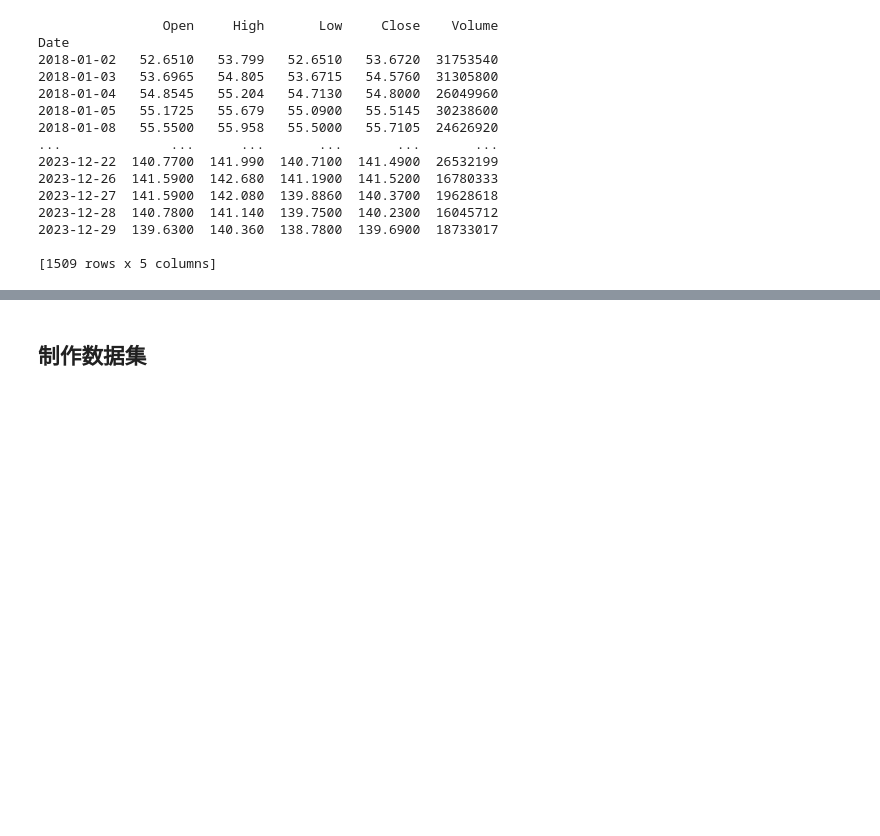
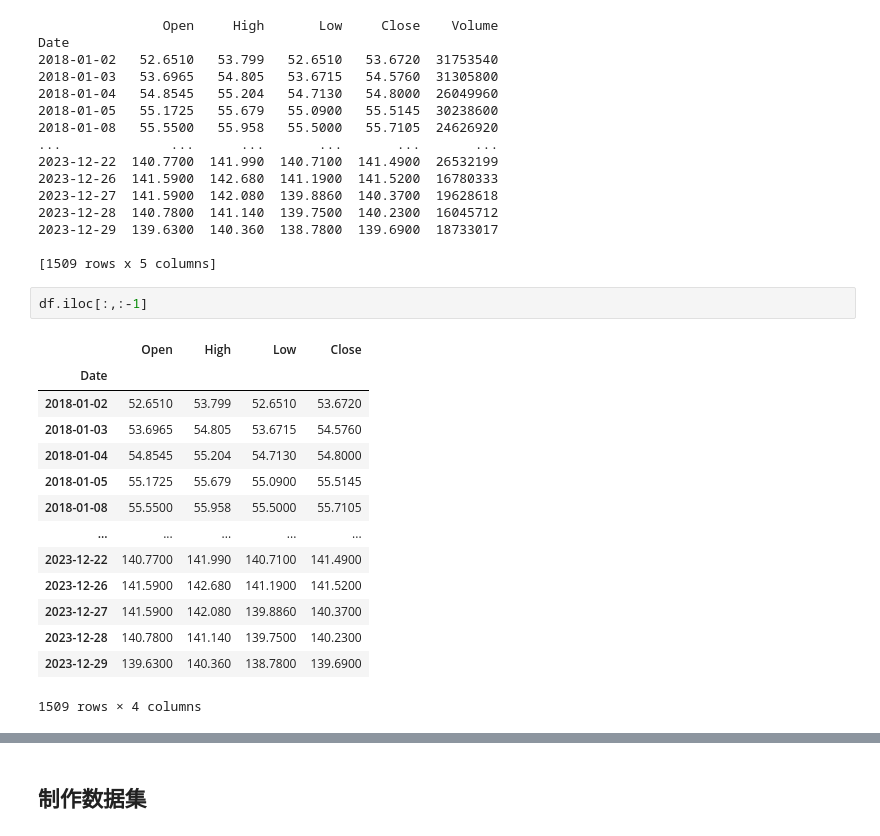
Before and after one commit to Ykiiii/mamba-minimal, a Jupyter notebook: demo.ipynb, the cells around one changed output, grey strips where cells are left out. Saved outputs shown, nothing was run; the diff lists cells and outputs as text; blank space fills up the shorter version.

```diff
--- a/demo.ipynb
+++ b/demo.ipynb
@@ -27,3 +27,20 @@ Date
 2023-12-29  139.6300  140.360  138.7800  139.6900  18733017
 
 [1509 rows x 5 columns]
+# %%
+df.iloc[:,:-1]
+# %% [output]
+|  | Open | High | Low | Close |
+| Date |  |  |  |  |
+| 2018-01-02 | 52.6510 | 53.799 | 52.6510 | 53.6720 |
+| 2018-01-03 | 53.6965 | 54.805 | 53.6715 | 54.5760 |
+| 2018-01-04 | 54.8545 | 55.204 | 54.7130 | 54.8000 |
+| 2018-01-05 | 55.1725 | 55.679 | 55.0900 | 55.5145 |
+| 2018-01-08 | 55.5500 | 55.958 | 55.5000 | 55.7105 |
+| ... | ... | ... | ... | ... |
+| 2023-12-22 | 140.7700 | 141.990 | 140.7100 | 141.4900 |
+| 2023-12-26 | 141.5900 | 142.680 | 141.1900 | 141.5200 |
+| 2023-12-27 | 141.5900 | 142.080 | 139.8860 | 140.3700 |
+| 2023-12-28 | 140.7800 | 141.140 | 139.7500 | 140.2300 |
+| 2023-12-29 | 139.6300 | 140.360 | 138.7800 | 139.6900 |
+1509 rows × 4 columns
```
Also changed, not shown: parts of 48 cells of this notebook, 3 other files.
